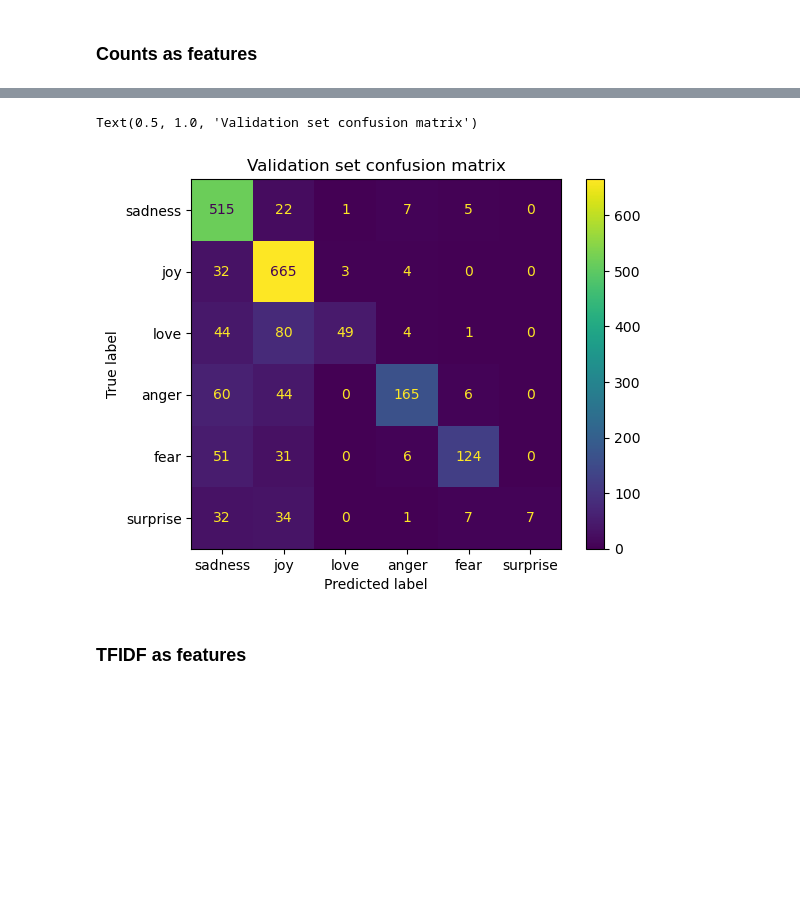
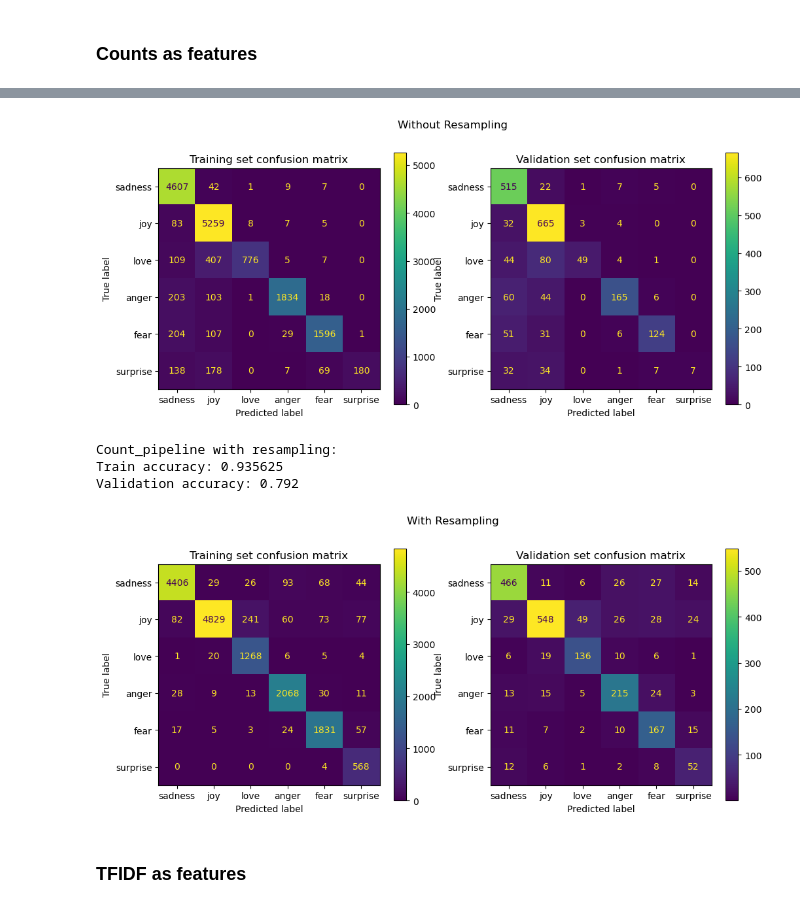
Before and after one commit to AmevinLS/EmotionClassification, a Jupyter notebook: main.ipynb, the cells around one changed output, grey strips where cells are left out. Drawn from its saved outputs; the diff is of its cells as text; code cells hidden in the pictures; blank space fills up the shorter version.

```diff
--- a/main.ipynb
+++ b/main.ipynb
@@ -19,3 +26,8 @@ stemmer = PorterStemmer()
+# %%
+def plot_confusion_matrix(y_true, y_pred, display_labels=None, ax=None):
+    conf_matrix = confusion_matrix(y_true, y_pred)
+    conf_matrix_display = ConfusionMatrixDisplay(conf_matrix, display_labels=display_labels)
+    conf_matrix_display.plot(ax=ax)
 # %%
 dataset = load_dataset("dair-ai/emotion")
 # %% [output]
@@ -104,7 +118,2 @@ Count_pipeline:
 Train accuracy: 0.89075
 Validation accuracy: 0.7625
-# %%
-def plot_confusion_matrix(y_true, y_pred, display_labels=None):
-    conf_matrix = confusion_matrix(y_true, y_pred)
-    conf_matrix_display = ConfusionMatrixDisplay(conf_matrix, display_labels=display_labels)
-    conf_matrix_display.plot()
@@ -117,6 +120,10 @@ Text(0.5, 1.0, 'Training set confusion matrix')
-# %%
-plot_confusion_matrix(val_labels_l, count_pipeline.predict(val_texts_l), LABEL_TO_EMOTION_DICT.values())
-plt.title("Validation set confusion matrix")
-# %% [output]
-Text(0.5, 1.0, 'Validation set confusion matrix')
-[figure, removed]
+# %%
+fig, axs = plt.subplots(1, 2, figsize=(12, 5))
+fig.suptitle("Without Resampling")
+plot_confusion_matrix(train_labels_l, count_pipeline.predict(train_texts_l), LABEL_TO_EMOTION_DICT.values(), ax=axs[0])
+axs[0].set_title("Training set confusion matrix")
+plot_confusion_matrix(val_labels_l, count_pipeline.predict(val_texts_l), LABEL_TO_EMOTION_DICT.values(), ax=axs[1])
+axs[1].set_title("Validation set confusion matrix")
+plt.show()
+# %% [output]
+[figure, added]
@@ -123,2 +133,21 @@ Text(0.5, 1.0, 'Validation set confusion matrix')
+# %%
+print("Count_pipeline with resampling:")
+
+print("Train accuracy:", count_pipeline.score(train_texts_l, train_labels_l))
+print("Validation accuracy:", count_pipeline.score(val_texts_l, val_labels_l))
+# %% [output]
+Count_pipeline with resampling:
+Train accuracy: 0.935625
+Validation accuracy: 0.792
+# %%
+fig, axs = plt.subplots(1, 2, figsize=(12, 5))
+fig.suptitle("With Resampling")
+plot_confusion_matrix(train_labels_l, count_pipeline.predict(train_texts_l), LABEL_TO_EMOTION_DICT.values(), ax=axs[0])
+axs[0].set_title("Training set confusion matrix")
+plot_confusion_matrix(val_labels_l, count_pipeline.predict(val_texts_l), LABEL_TO_EMOTION_DICT.values(), ax=axs[1])
+axs[1].set_title("Validation set confusion matrix")
+plt.show()
+# %% [output]
+[figure, added]
 # %% [markdown]
 ### TFIDF as features
```
Also changed, not shown: parts of 22 cells of this notebook.
